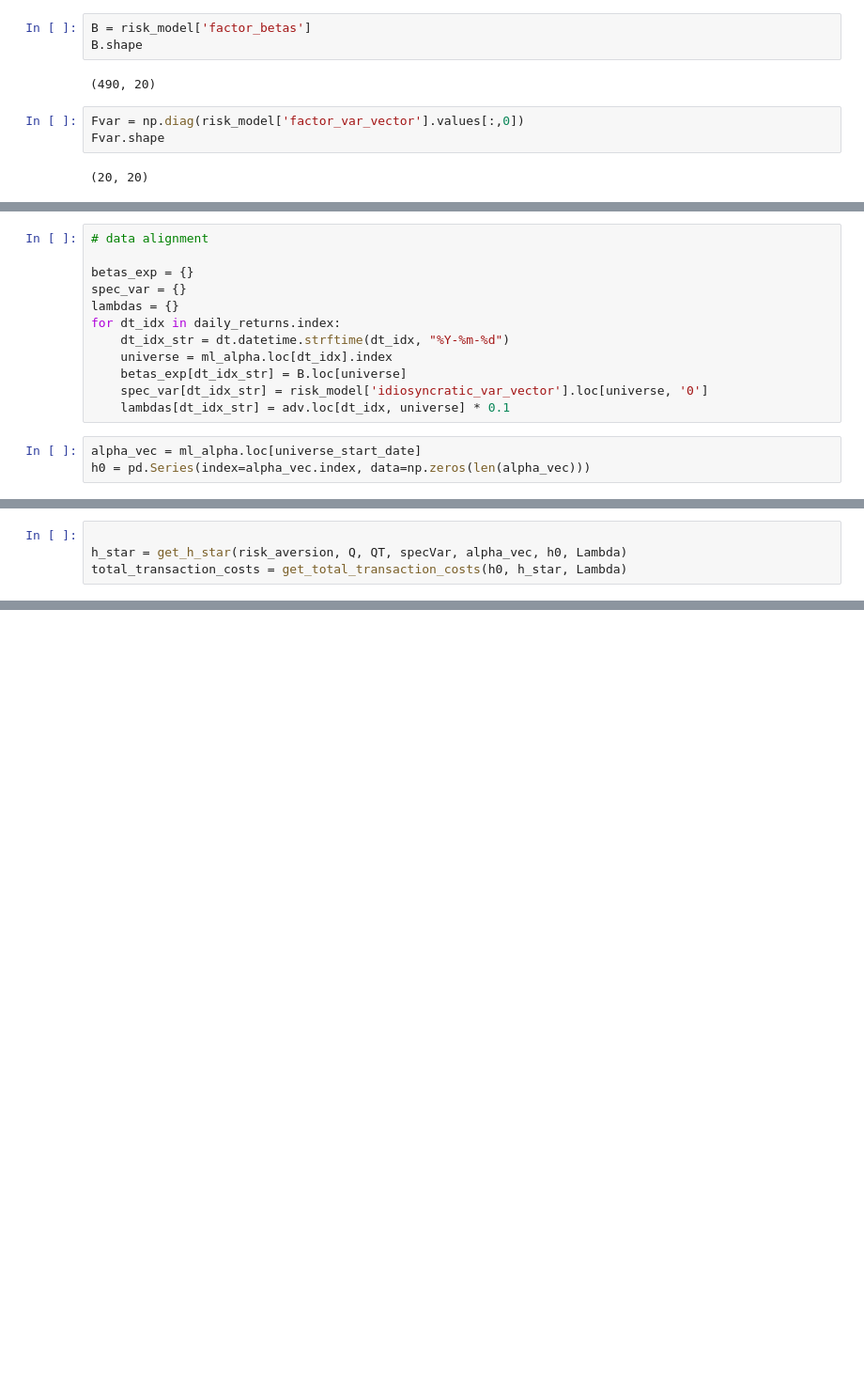
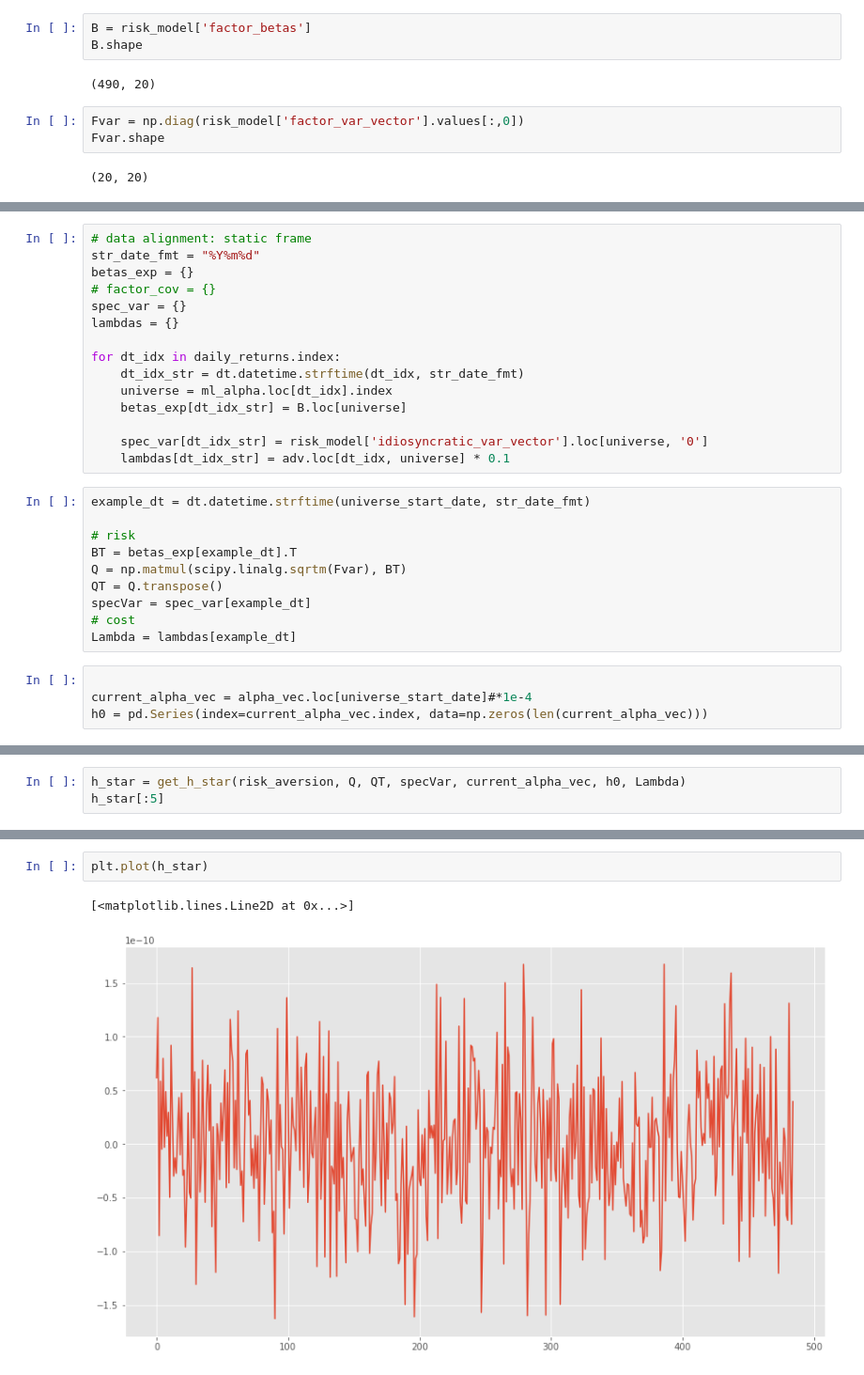
Before and after one commit to manualrg/dslab-ai-for-trading, a Jupyter notebook: portfolio_mgnmt/02_portopt_backtesting.ipynb, the cells around one changed output, grey strips where cells are left out. Shown at 94% size. Saved outputs shown, nothing was run; the diff lists cells and outputs as text; blank space fills up the shorter version.

```diff
--- a/portfolio_mgnmt/02_portopt_backtesting.ipynb
+++ b/portfolio_mgnmt/02_portopt_backtesting.ipynb
@@ -159,15 +147,29 @@ adv.head()
 # %%
-# data alignment
-
+# data alignment: static frame
+str_date_fmt = "%Y%m%d"
 betas_exp = {}
+# factor_cov = {}
 spec_var = {}
 lambdas = {}
+
 for dt_idx in daily_returns.index:
-    dt_idx_str = dt.datetime.strftime(dt_idx, "%Y-%m-%d")
+    dt_idx_str = dt.datetime.strftime(dt_idx, str_date_fmt)
     universe = ml_alpha.loc[dt_idx].index
     betas_exp[dt_idx_str] = B.loc[universe]
+
     spec_var[dt_idx_str] = risk_model['idiosyncratic_var_vector'].loc[universe, '0']
     lambdas[dt_idx_str] = adv.loc[dt_idx, universe] * 0.1
+# %%
+example_dt = dt.datetime.strftime(universe_start_date, str_date_fmt)
+
+# risk
+BT = betas_exp[example_dt].T
+Q = np.matmul(scipy.linalg.sqrtm(Fvar), BT)
+QT = Q.transpose()
+specVar = spec_var[example_dt]
+# cost
+Lambda = lambdas[example_dt]
 # %%
-alpha_vec = ml_alpha.loc[universe_start_date]
-h0 = pd.Series(index=alpha_vec.index, data=np.zeros(len(alpha_vec)))
+
+current_alpha_vec = alpha_vec.loc[universe_start_date]#*1e-4
+h0 = pd.Series(index=current_alpha_vec.index, data=np.zeros(len(current_alpha_vec)))
@@ -181,4 +176,3 @@ Lambda = lambdas[example_dt]
 # %%
-
-h_star = get_h_star(risk_aversion, Q, QT, specVar, alpha_vec, h0, Lambda)
-total_transaction_costs = get_total_transaction_costs(h0, h_star, Lambda)
+h_star = get_h_star(risk_aversion, Q, QT, specVar, current_alpha_vec, h0, Lambda)
+h_star[:5]
@@ -184,0 +186,5 @@ total_transaction_costs = get_total_transaction_costs(h0, h_star, Lambda)
+# %%
+plt.plot(h_star)
+# %% [output]
+[<matplotlib.lines.Line2D at 0x...>]
+[figure, added]
```
Also changed, not shown: parts of 23 cells of this notebook, 1 other file.
